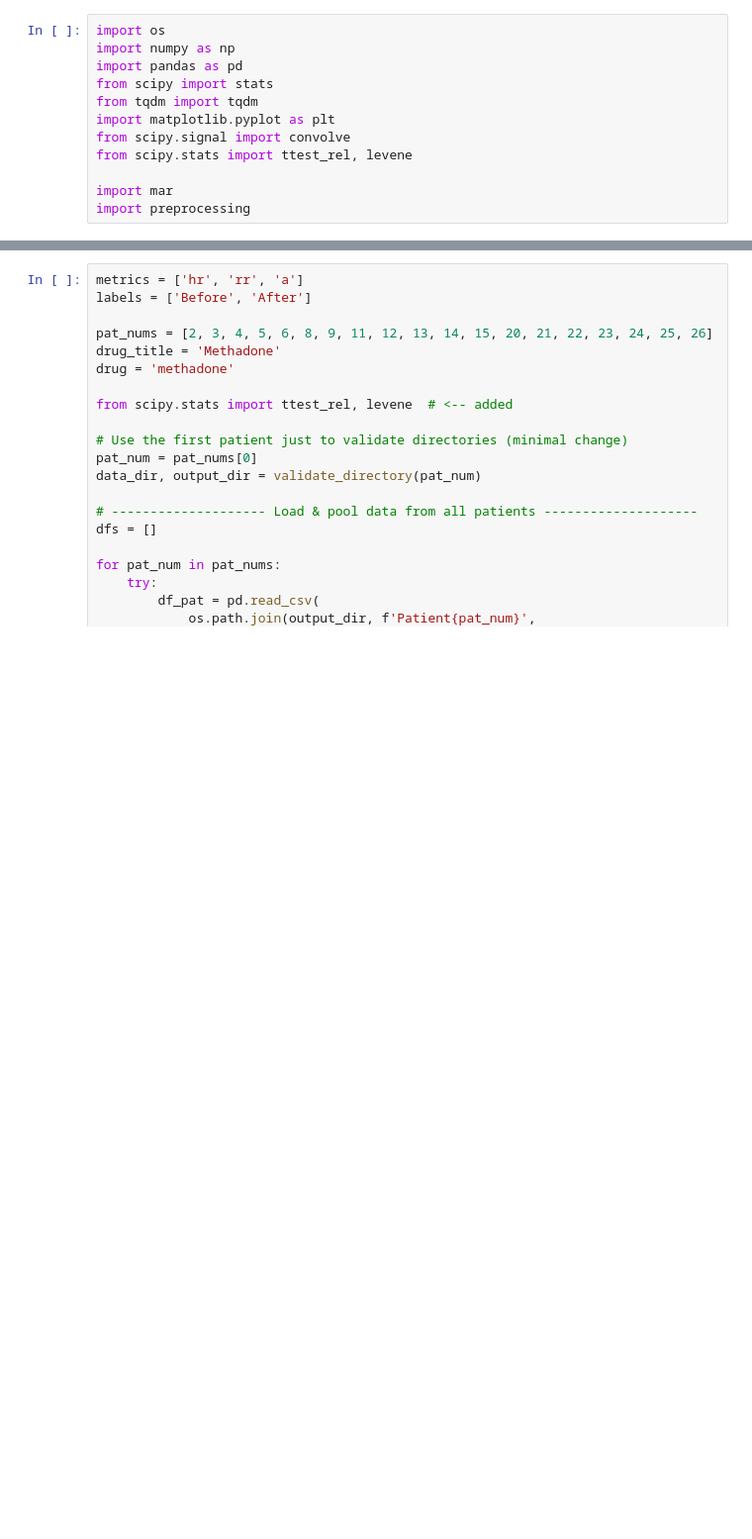
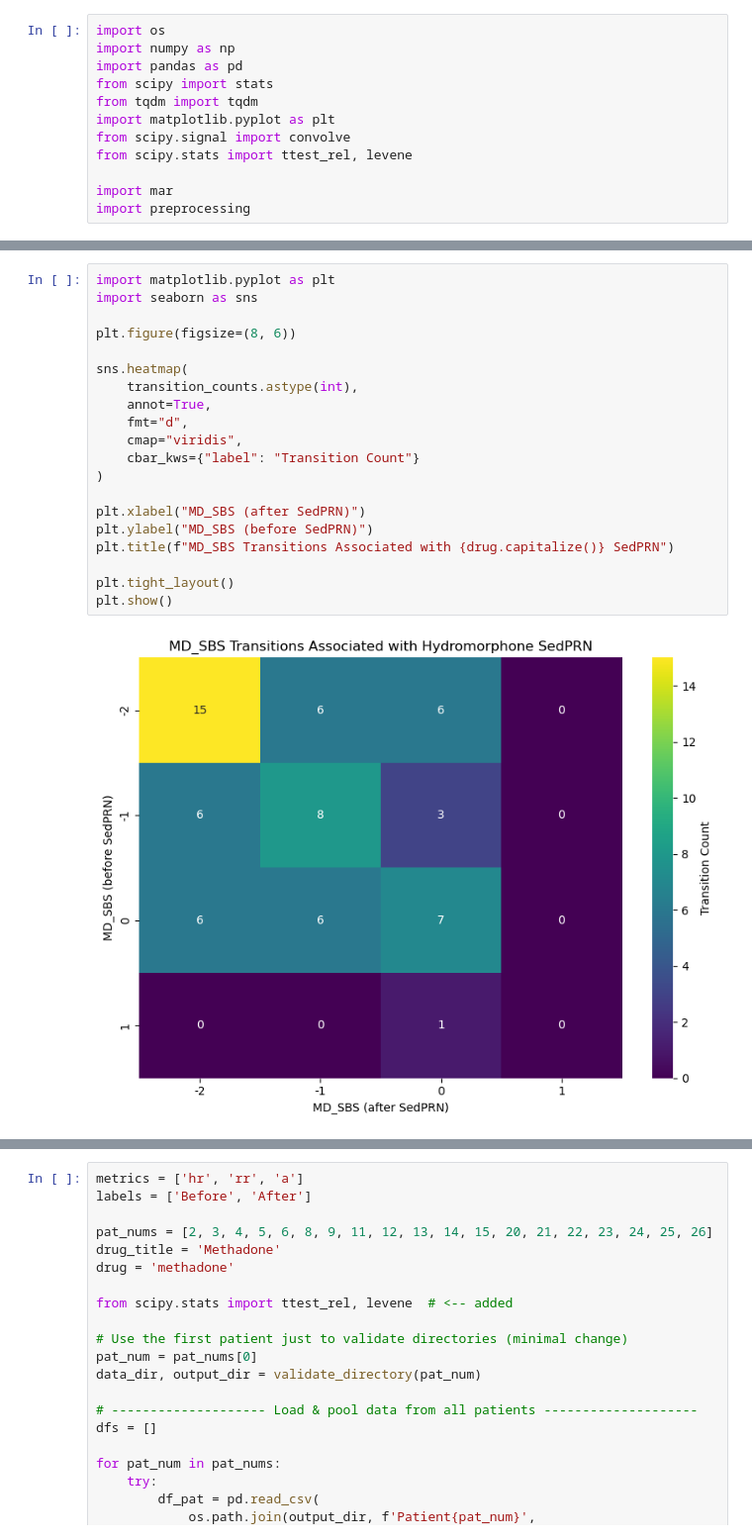
Before and after one commit to PedAccel/PedAccel, a Jupyter notebook: data_analysis/MAR/analysis/mar_new_new.ipynb, the cells around one changed output, grey strips where cells are left out. Shown at 99% size. Cells and saved outputs as stored; diff of their text form; blank space fills up the shorter version.

```diff
--- a/data_analysis/MAR/analysis/mar_new_new.ipynb
+++ b/data_analysis/MAR/analysis/mar_new_new.ipynb
@@ -187,3 +268,25 @@ drugs = ['fentanyl', 'hydromorphone', 'morphine', 'oxycodone', 'methadone']
+# %%
+import matplotlib.pyplot as plt
+import seaborn as sns
+
+plt.figure(figsize=(8, 6))
+
+sns.heatmap(
+    transition_counts.astype(int),
+    annot=True,
+    fmt="d",
+    cmap="viridis",
+    cbar_kws={"label": "Transition Count"}
+)
+
+plt.xlabel("MD_SBS (after SedPRN)")
+plt.ylabel("MD_SBS (before SedPRN)")
+plt.title(f"MD_SBS Transitions Associated with {drug.capitalize()} SedPRN")
+
+plt.tight_layout()
+plt.show()
+# %% [output]
+[figure, added]
 # %%
 metrics = ['hr', 'rr', 'a']
 labels = ['Before', 'After']
```
Also changed, not shown: parts of 6 cells of this notebook, 1 other file.
